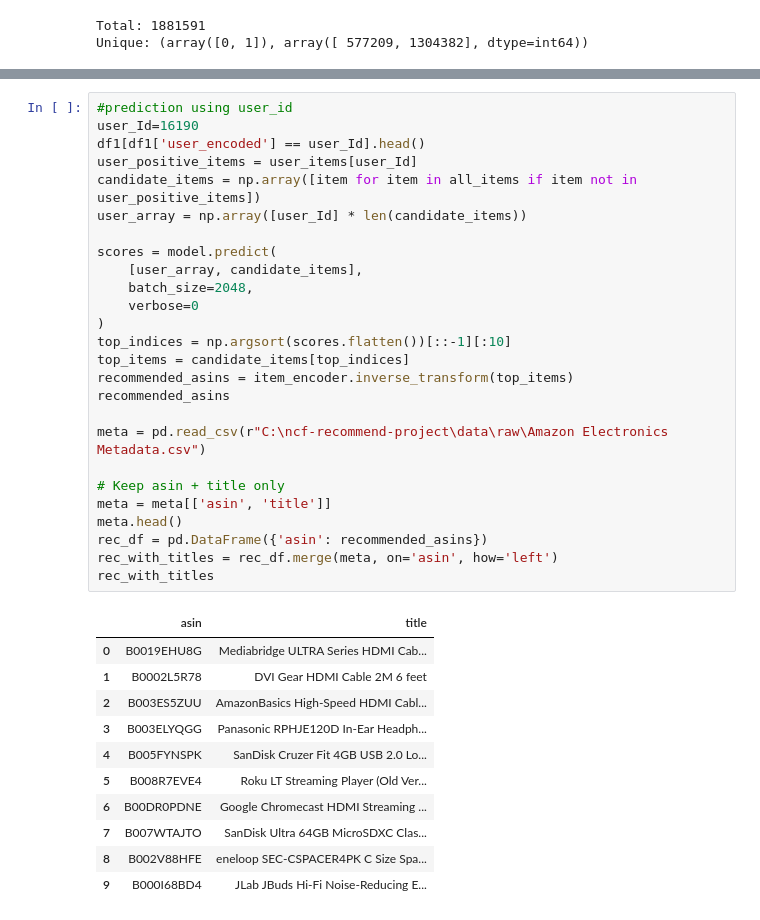
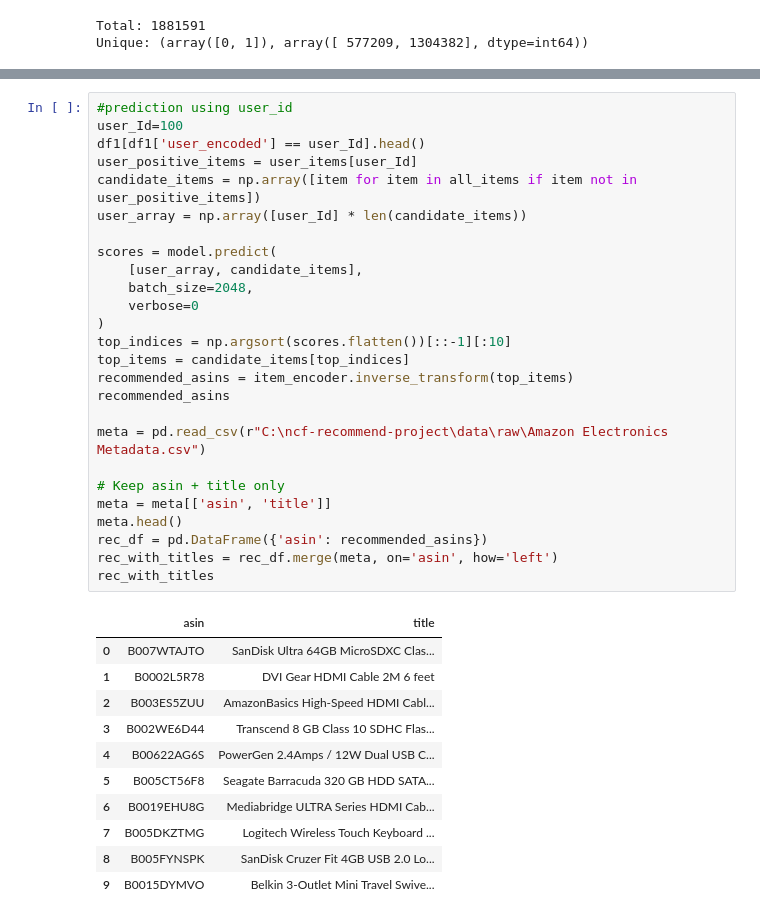
Before and after one commit to Mukunthan1234/recommendation_system-dl, a Jupyter notebook: notebooks/model.ipynb, the cells around one changed output, grey strips where cells are left out. Saved outputs shown, nothing was run; the diff lists cells and outputs as text.

Commit message:
changed the user id and checked recommendation for that user

```diff
--- a/notebooks/model.ipynb
+++ b/notebooks/model.ipynb
@@ -345,38 +346,38 @@ Test Accuracy: 0.7381901741027832
 # %%
 #prediction using user_id
-user_Id=16190
+user_Id=100
 df1[df1['user_encoded'] == user_Id].head()
 user_positive_items = user_items[user_Id]
 candidate_items = np.array([item for item in all_items if item not in user_positive_items])
 user_array = np.array([user_Id] * len(candidate_items))
 
 scores = model.predict(
     [user_array, candidate_items],
     batch_size=2048,
     verbose=0
 )
 top_indices = np.argsort(scores.flatten())[::-1][:10]
 top_items = candidate_items[top_indices]
 recommended_asins = item_encoder.inverse_transform(top_items)
 recommended_asins
 
 meta = pd.read_csv(r"C:\ncf-recommend-project\data\raw\Amazon Electronics Metadata.csv")
 
 # Keep asin + title only
 meta = meta[['asin', 'title']]
 meta.head()
 rec_df = pd.DataFrame({'asin': recommended_asins})
 rec_with_titles = rec_df.merge(meta, on='asin', how='left')
 rec_with_titles
 # %% [output]
 |  | asin | title |
-| 0 | B0019EHU8G | Mediabridge ULTRA Series HDMI Cab... |
+| 0 | B007WTAJTO | SanDisk Ultra 64GB MicroSDXC Clas... |
 | 1 | B0002L5R78 | DVI Gear HDMI Cable 2M 6 feet |
 | 2 | B003ES5ZUU | AmazonBasics High-Speed HDMI Cabl... |
-| 3 | B003ELYQGG | Panasonic RPHJE120D In-Ear Headph... |
-| 4 | B005FYNSPK | SanDisk Cruzer Fit 4GB USB 2.0 Lo... |
-| 5 | B008R7EVE4 | Roku LT Streaming Player (Old Ver... |
-| 6 | B00DR0PDNE | Google Chromecast HDMI Streaming ... |
-| 7 | B007WTAJTO | SanDisk Ultra 64GB MicroSDXC Clas... |
-| 8 | B002V88HFE | eneloop SEC-CSPACER4PK C Size Spa... |
-| 9 | B000I68BD4 | JLab JBuds Hi-Fi Noise-Reducing E... |
+| 3 | B002WE6D44 | Transcend 8 GB Class 10 SDHC Flas... |
+| 4 | B00622AG6S | PowerGen 2.4Amps / 12W Dual USB C... |
+| 5 | B005CT56F8 | Seagate Barracuda 320 GB HDD SATA... |
+| 6 | B0019EHU8G | Mediabridge ULTRA Series HDMI Cab... |
+| 7 | B005DKZTMG | Logitech Wireless Touch Keyboard ... |
+| 8 | B005FYNSPK | SanDisk Cruzer Fit 4GB USB 2.0 Lo... |
+| 9 | B0015DYMVO | Belkin 3-Outlet Mini Travel Swive... |
```
Also changed, not shown: parts of 3 cells of this notebook, 1 other file.
